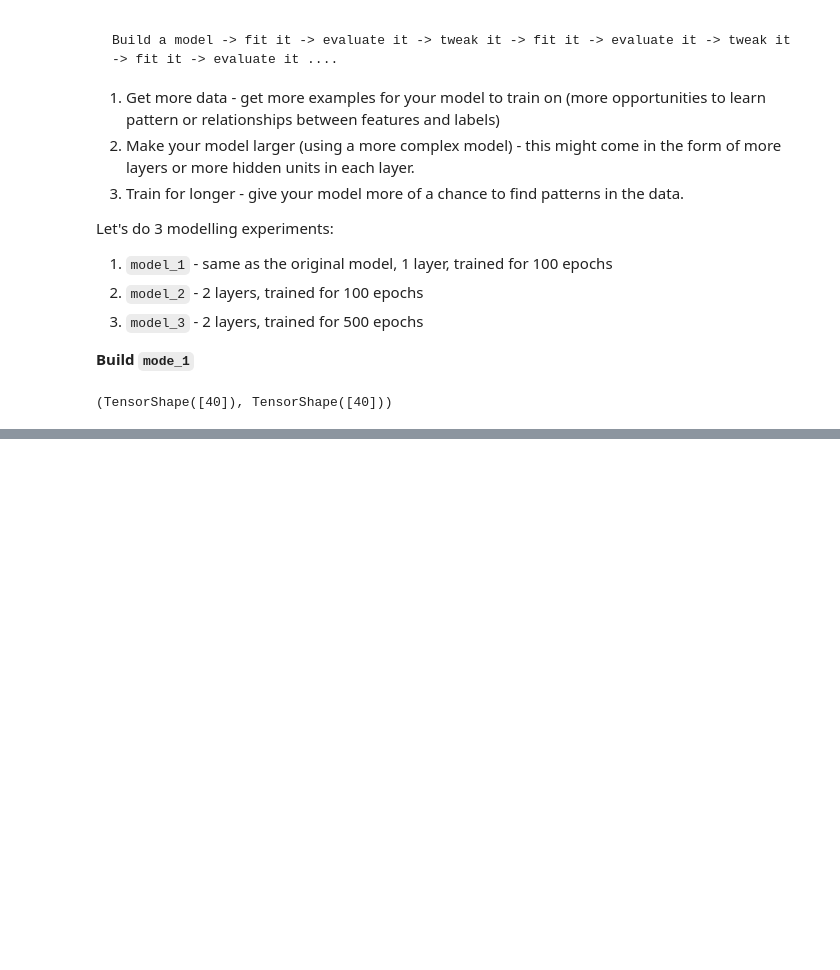
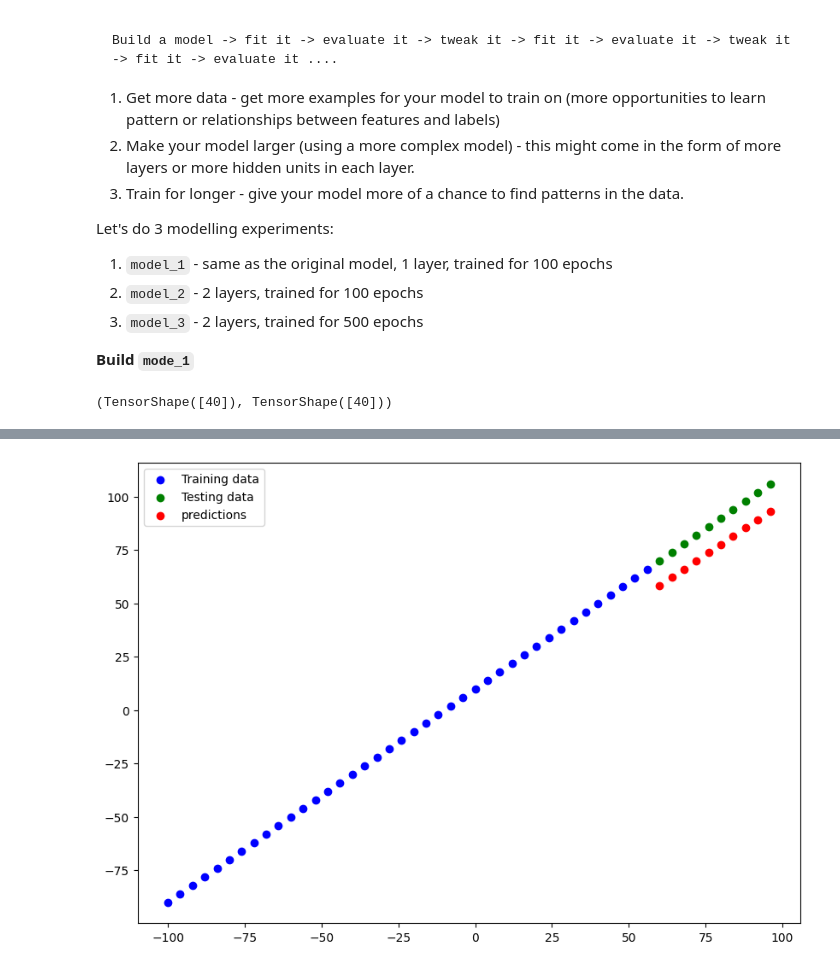
Before and after one commit to mamuncseru/tensorflow_zero_to_mastery, a Jupyter notebook: 01_neural_network_regression_with_tensorflow_video.ipynb, the cells around one changed output, grey strips where cells are left out. Drawn from its saved outputs; the diff is of its cells as text; code cells hidden in the pictures; blank space fills up the shorter version.

```diff
--- a/01_neural_network_regression_with_tensorflow_video.ipynb
+++ b/01_neural_network_regression_with_tensorflow_video.ipynb
@@ -665,0 +720,4 @@ plot_predictions(predictions=y_preds_1)
+# %%
+y_preds_2 = model_2.predict(X_test)
+plot_predictions(predictions=y_preds_2)
+# %% [output]
@@ -665,0 +725 @@ plot_predictions(predictions=y_preds_1)
+[figure, added]
```
Also changed, not shown: parts of 41 cells of this notebook.
